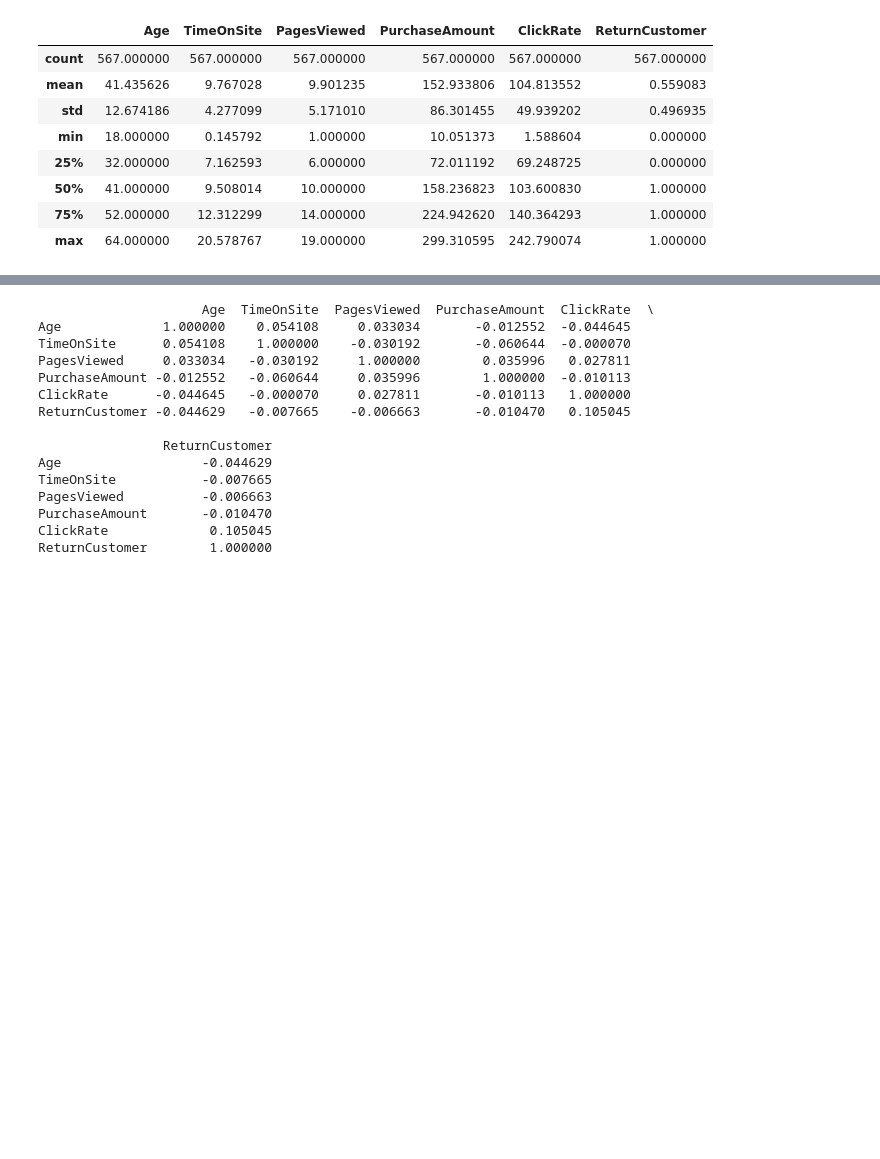
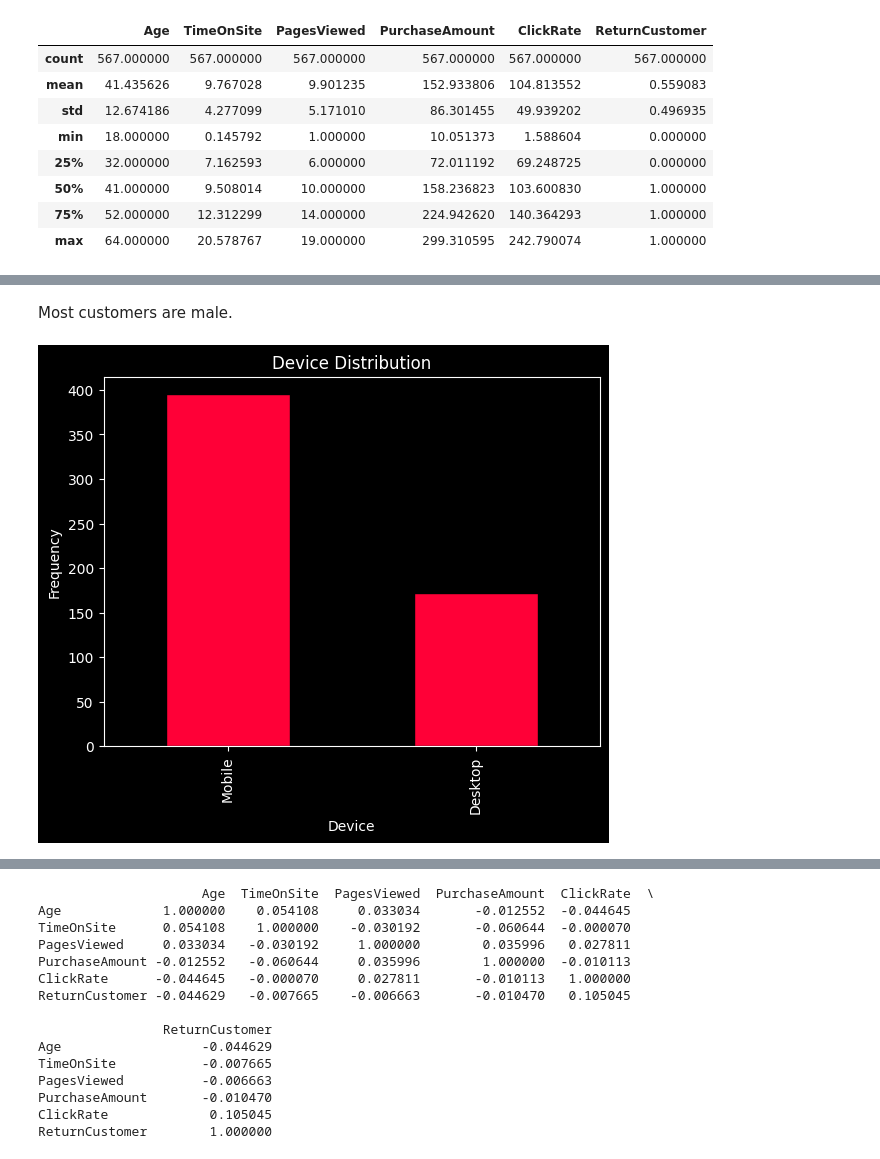
Before and after one commit to ahmadessawii06/DataScience-Project, a Jupyter notebook: main.ipynb, the cells around one changed output, grey strips where cells are left out. Drawn from its saved outputs; the diff is of its cells as text; code cells hidden in the pictures; blank space fills up the shorter version.

```diff
--- a/main.ipynb
+++ b/main.ipynb
@@ -656,0 +297,10 @@ Total Range: almost 0 = 1
+# %% [markdown]
+Most customers are male.
+# %%
+dfc['Device'].value_counts().plot(kind='bar', color="#ff0037", edgecolor='black')
+plt.title('Device Distribution')
+plt.xlabel('Device')
+plt.ylabel('Frequency')
+plt.show()
+# %% [output]
+[figure, added]
```
Also changed, not shown: parts of 151 cells of this notebook.
